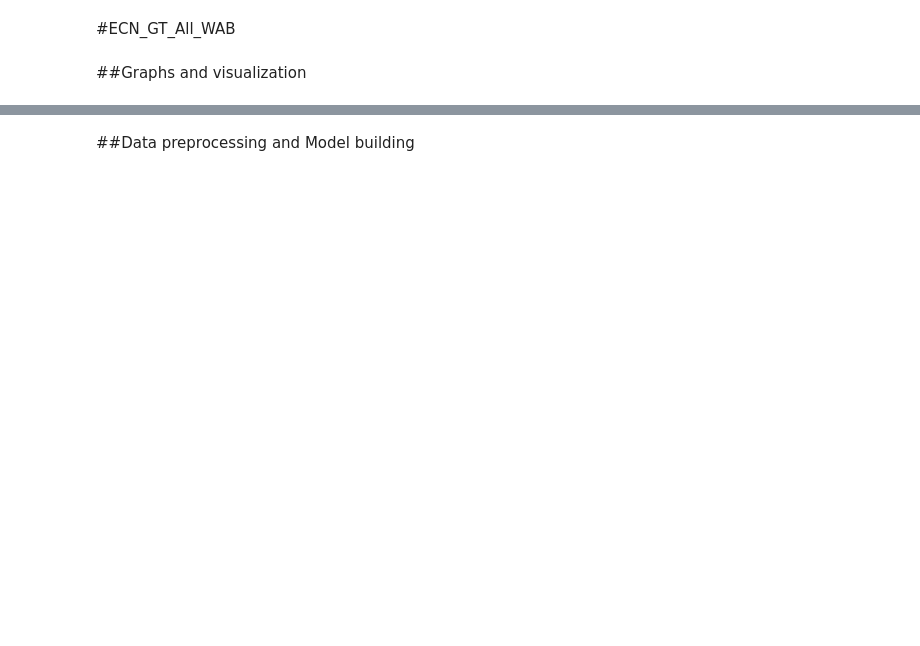
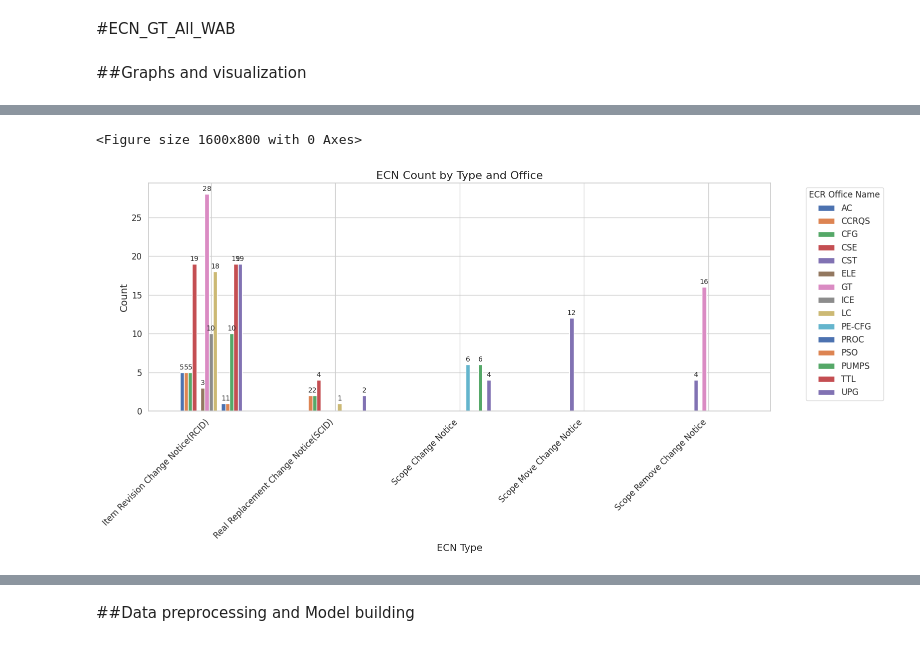
Before and after one commit to adnaksbhat/Colab_JupyterNotebooks, a Jupyter notebook: BH_ECN.ipynb, the cells around one changed output, grey strips where cells are left out. Saved outputs shown, nothing was run; the diff lists cells and outputs as text; code cells hidden in the pictures; blank space fills up the shorter version.

```diff
--- a/BH_ECN.ipynb
+++ b/BH_ECN.ipynb
@@ -61,0 +141,4 @@ plt.show()
+# %%
+office_by_type = df.groupby(['ECN_TYPE', 'ECR OFFICE Name']).size()
+
+office_by_type
@@ -61,0 +165,29 @@ plt.show()
+# %%
+
+import pandas as pd
+import matplotlib.pyplot as plt
+import seaborn as sns
+
+
+office_by_type_unstacked = office_by_type.unstack()
+
+plt.figure(figsize=(16, 8))
+ax = office_by_type_unstacked.plot(kind='bar', figsize=(16, 8), fontsize=12)
+plt.title('ECN Count by Type and Office', fontsize=16)
+plt.xlabel('ECN Type', fontsize=14)
+plt.ylabel('Count', fontsize=14)
+plt.xticks(rotation=45, ha='right', fontsize=12)
+plt.legend(title='ECR Office Name', bbox_to_anchor=(1.05, 1), loc='upper left', fontsize=12)
+plt.tight_layout()
+
+# Add counts above each bar with increased font size, only if count > 0
+for p in ax.patches:
+    count = int(p.get_height())
+    if count > 0:
+        ax.annotate(str(count), (p.get_x() + p.get_width() / 2., p.get_height()),
+                    ha='center', va='center', xytext=(0, 7), textcoords='offset points', fontsize=10)
+
+plt.show()
+# %% [output]
+<Figure size 1600x800 with 0 Axes>
+[figure, added]
```
Also changed, not shown: parts of 27 cells of this notebook.
